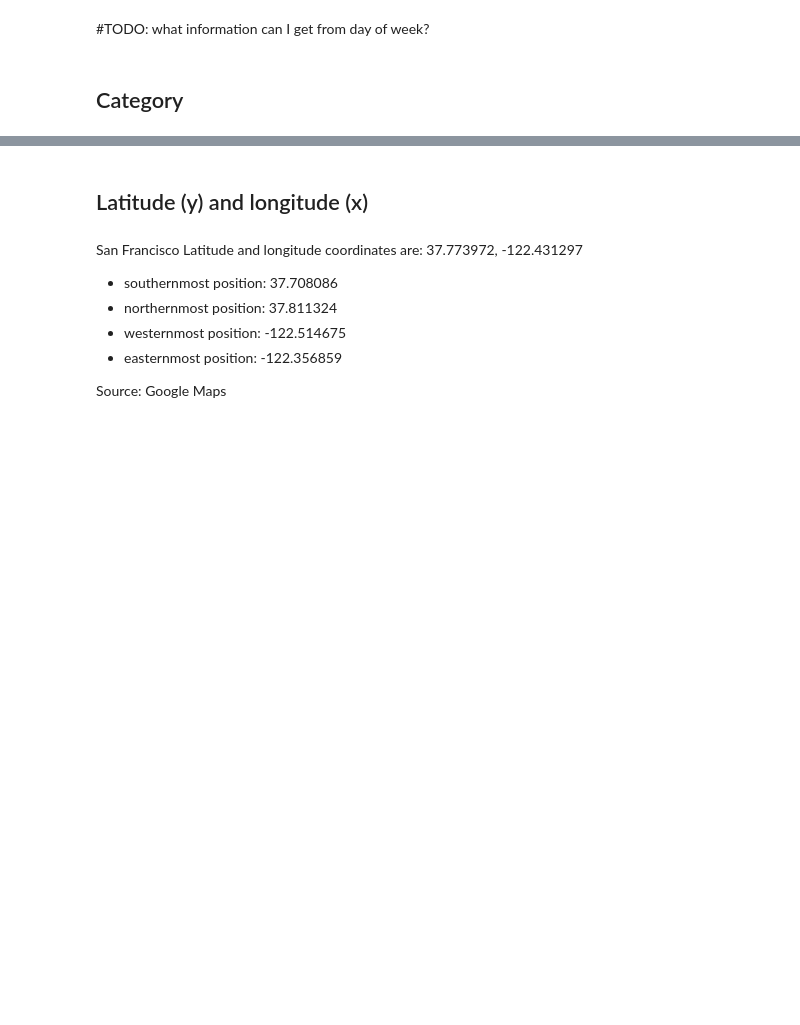
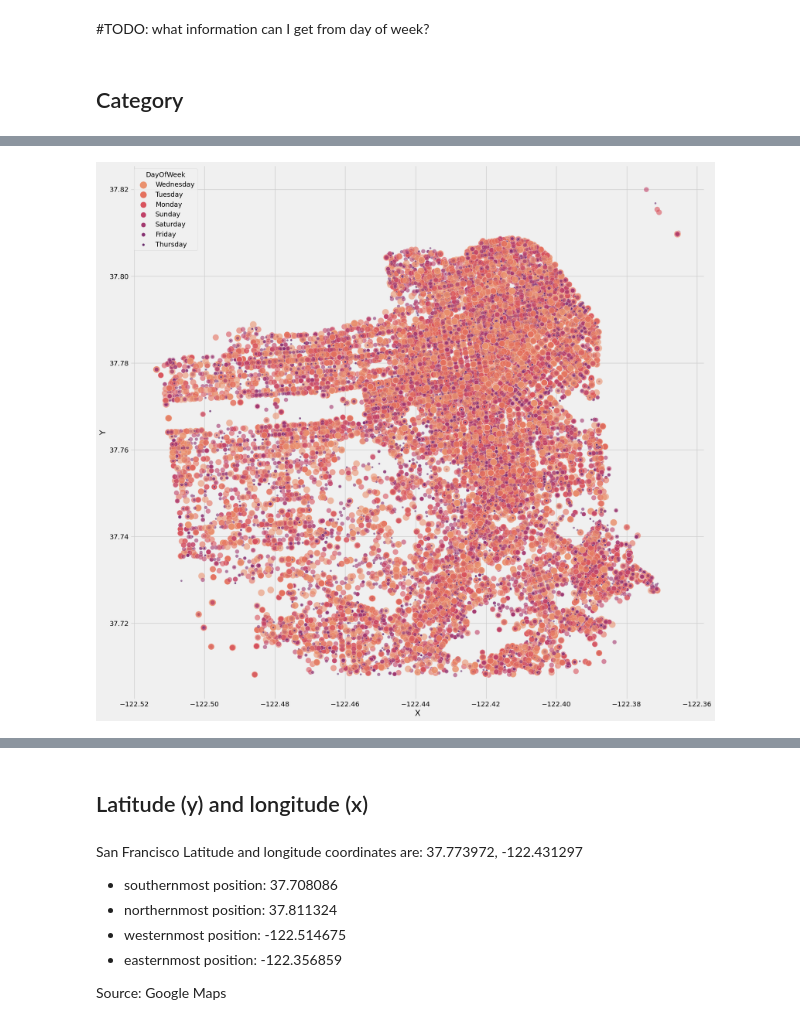
Before and after one commit to marcodeamicis/sf_crime, a Jupyter notebook: notebooks/1_data_exploration_amicis.ipynb, the cells around one changed output, grey strips where cells are left out. Cells and saved outputs as stored; diff of their text form; code cells hidden in the pictures; blank space fills up the shorter version.

```diff
--- a/notebooks/1_data_exploration_amicis.ipynb
+++ b/notebooks/1_data_exploration_amicis.ipynb
@@ -313,0 +347,7 @@ Name: Category, dtype: int64
+# %%
+with plt.style.context('fivethirtyeight'):
+    fig, ax = plt.subplots(1, 1, figsize=(19, 19))
+    sns.scatterplot(data=df.iloc[:50000], x='X', y='Y', alpha=0.6, palette='flare', hue='DayOfWeek',
+                    size='DayOfWeek', sizes=(20, 200), markers=True) # 878049
+# %% [output]
+[figure, added]
```
Also changed, not shown: parts of 21 cells of this notebook, 1 other file.
